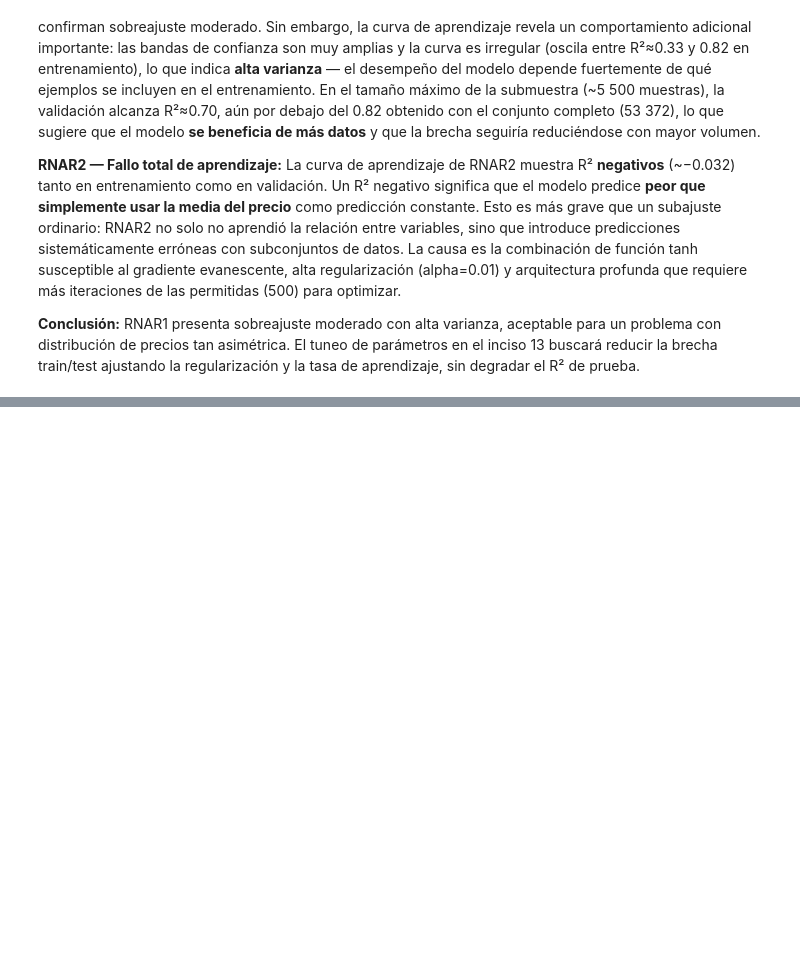
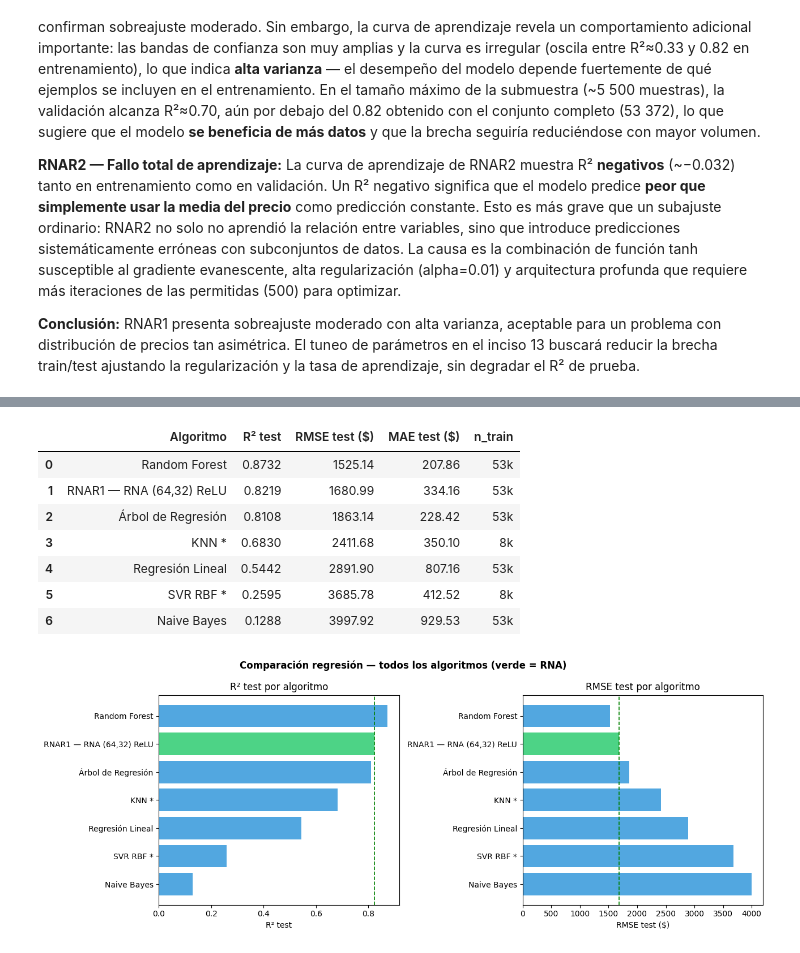
Before and after one commit to nicoCT04/Lab9MD, a Jupyter notebook: lab9.ipynb, the cells around one changed output, grey strips where cells are left out. Saved outputs shown, nothing was run; the diff lists cells and outputs as text; code cells hidden in the pictures; blank space fills up the shorter version.

```diff
--- a/lab9.ipynb
+++ b/lab9.ipynb
@@ -1580,0 +1688,45 @@ La curva de aprendizaje de RNAR2 muestra R² **negativos** (~−0.032) tanto en
+# %%
+comp_reg = pd.DataFrame({
+    "Algoritmo"    : ["Random Forest", "RNAR1 — RNA (64,32) ReLU",
+                       "Árbol de Regresión", "KNN *",
+                       "Regresión Lineal", "SVR RBF *", "Naive Bayes"],
+    "R² test"      : [0.8732, 0.8219, 0.8108, 0.6830, 0.5442, 0.2595, 0.1288],
+    "RMSE test ($)" : [1525.14, 1680.99, 1863.14, 2411.68, 2891.90, 3685.78, 3997.92],
+    "MAE test ($)"  : [207.86, 334.16, 228.42, 350.10, 807.16, 412.52, 929.53],
+    "n_train"       : ["53k", "53k", "53k", "8k", "53k", "8k", "53k"],
+}).sort_values("R² test", ascending=False).reset_index(drop=True)
+
+display(comp_reg)
+
+fig, axes = plt.subplots(1, 2, figsize=(13, 5))
+
+colores = ["#2ecc71" if "RNA" in a else "#3498db" for a in comp_reg["Algoritmo"]]
+
+axes[0].barh(comp_reg["Algoritmo"][::-1], comp_reg["R² test"][::-1],
+             color=colores[::-1], alpha=0.85)
+axes[0].axvline(comp_reg.loc[comp_reg["Algoritmo"].str.contains("RNA"), "R² test"].values[0],
+                color="green", linestyle="--", linewidth=1.2)
+axes[0].set_xlabel("R² test")
+axes[0].set_title("R² test por algoritmo")
+
+axes[1].barh(comp_reg["Algoritmo"][::-1], comp_reg["RMSE test ($)"][::-1],
+             color=colores[::-1], alpha=0.85)
+axes[1].axvline(comp_reg.loc[comp_reg["Algoritmo"].str.contains("RNA"), "RMSE test ($)"].values[0],
+                color="green", linestyle="--", linewidth=1.2)
+axes[1].set_xlabel("RMSE test ($)")
+axes[1].set_title("RMSE test por algoritmo")
+
+plt.suptitle("Comparación regresión — todos los algoritmos (verde = RNA)",
+             fontweight="bold")
+plt.tight_layout()
+plt.show()
+# %% [output]
+|  | Algoritmo | R² test | RMSE test ($) | MAE test ($) | n_train |
+| 0 | Random Forest | 0.8732 | 1525.14 | 207.86 | 53k |
+| 1 | RNAR1 — RNA (64,32) ReLU | 0.8219 | 1680.99 | 334.16 | 53k |
+| 2 | Árbol de Regresión | 0.8108 | 1863.14 | 228.42 | 53k |
+| 3 | KNN * | 0.6830 | 2411.68 | 350.10 | 8k |
+| 4 | Regresión Lineal | 0.5442 | 2891.90 | 807.16 | 53k |
+| 5 | SVR RBF * | 0.2595 | 3685.78 | 412.52 | 8k |
+| 6 | Naive Bayes | 0.1288 | 3997.92 | 929.53 | 53k |
+[figure, added]
```
Also changed, not shown: parts of 20 cells of this notebook.
